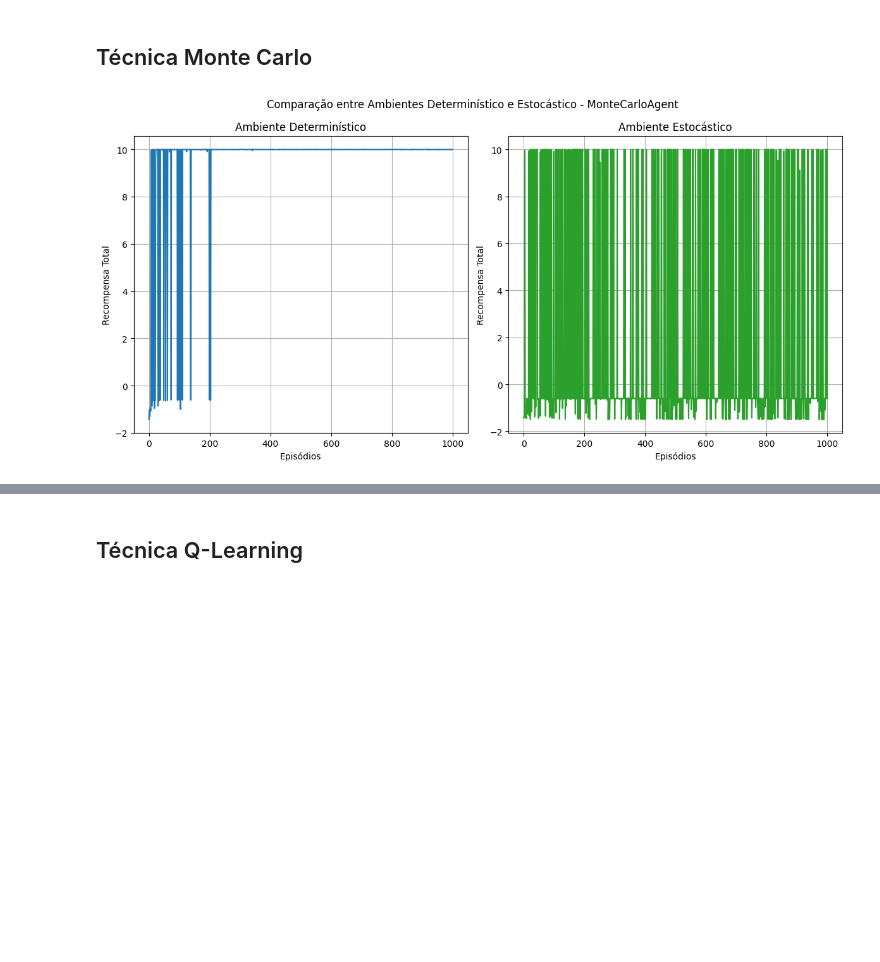
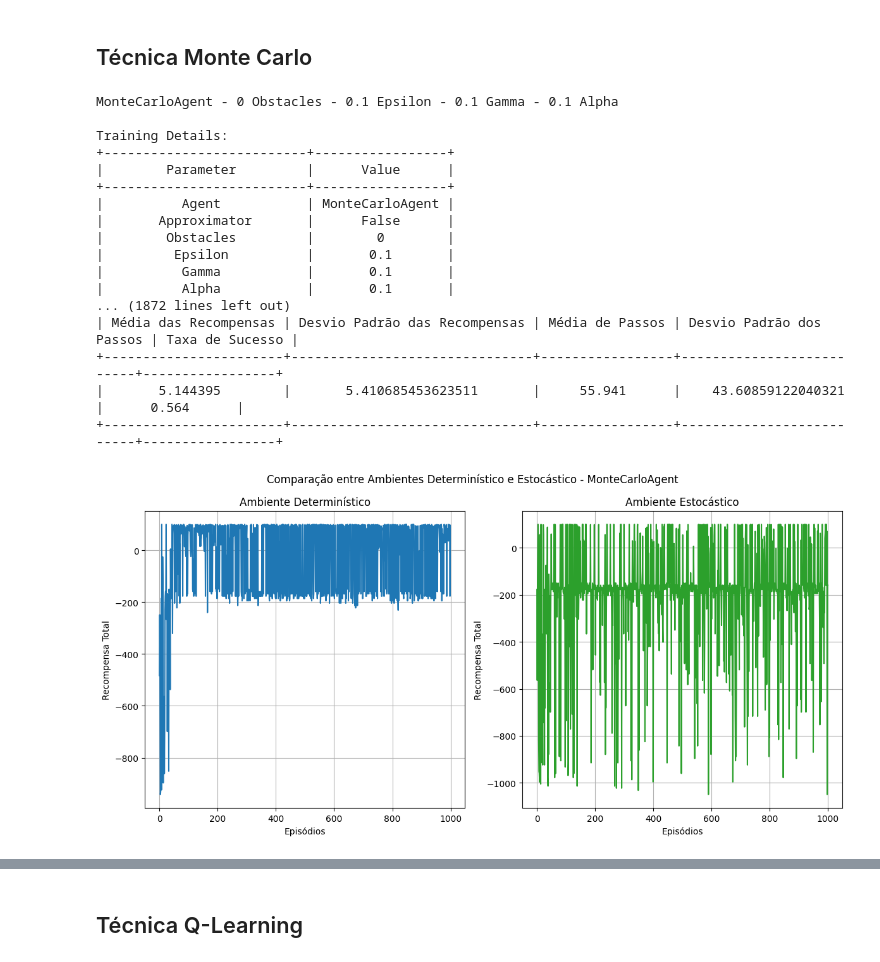
Before and after one commit to kozta/maze_game, a Jupyter notebook: beta.ipynb, the cells around one changed output, grey strips where cells are left out. Drawn from its saved outputs; the diff is of its cells as text; code cells hidden in the pictures; blank space fills up the shorter version.

```diff
--- a/beta.ipynb
+++ b/beta.ipynb
@@ -1525,34 +1507,51 @@ num_obstacles_list = [0, 2]
 # Number of episodes to run for each experiment
 episodes = 1000
 
 # Number of maze to test
 maze = 3
 
-func = True
+func = False
 
 # Run the experiments
-run_experiments(MonteCarloAgent, maze, episodes, num_obstacles_list, param_grid, linear_approximator = func, save_plots=False, show_plots=False, render=False, max_steps=100)
+run_experiments(MonteCarloAgent, maze, episodes, num_obstacles_list, param_grid, linear_approximator = func, save_plots=True, show_plots=False, render=False, max_steps=100)
 
 # Open 0 CSV
 df = pd.read_csv(f'results/MonteCarloAgent.csv')
 # Converte as strings de volta para arrays do NumPy
 df['rewards'] = df['rewards'].apply(literal_eval)
 
 # Pega o primeiro treinado para avaliar
 rewards_deterministic = df[df['num_obstacles'] == 0]['rewards'].values[0]
 rewards_stochastic = df[df['num_obstacles'] == 2]['rewards'].values[0]
 plot_deterministic_vs_stochastic(rewards_deterministic, rewards_stochastic,method="MonteCarloAgent", show_plots=True, save_plots=False)
 
 # Expande a coluna 'rewards', que contém listas, em várias linhas
 df = df.explode('rewards')
 # Converte os valores de 'rewards' para numéricos
 df['rewards'] = pd.to_numeric(df['rewards'])
 # Agrupa por 'alpha' e calcula a média das recompensas
 grouped = df.groupby('alpha')['rewards'].mean()
 # Prepara os dados para o gráfico
 alpha_values = grouped.index.tolist()
 average_rewards = grouped.values.tolist()
 plot_sensitivity_analysis(alpha_values, average_rewards,parameter_name='alpha',metric_name='Recompensa Média',method="MonteCarloAgent",title='Análise de Sensibilidade para Alpha', show_plots=False, save_plots=False)
 # %% [output]
+MonteCarloAgent - 0 Obstacles - 0.1 Epsilon - 0.1 Gamma - 0.1 Alpha
+
+Training Details:
++--------------------------+-----------------+
+|        Parameter         |      Value      |
++--------------------------+-----------------+
+|          Agent           | MonteCarloAgent |
+|       Approximator       |      False      |
+|        Obstacles         |        0        |
+|         Epsilon          |       0.1       |
+|          Gamma           |       0.1       |
+|          Alpha           |       0.1       |
+... (1872 lines left out)
+| Média das Recompensas | Desvio Padrão das Recompensas | Média de Passos | Desvio Padrão dos Passos | Taxa de Sucesso |
++-----------------------+-------------------------------+-----------------+--------------------------+-----------------+
+|       5.144395        |       5.410685453623511       |     55.941      |    43.60859122040321     |      0.564      |
++-----------------------+-------------------------------+-----------------+--------------------------+-----------------+
-[figure, old version]
+[figure, new version]
 # %% [markdown]
```
Also changed, not shown: parts of 31 cells of this notebook, 20 other files.
